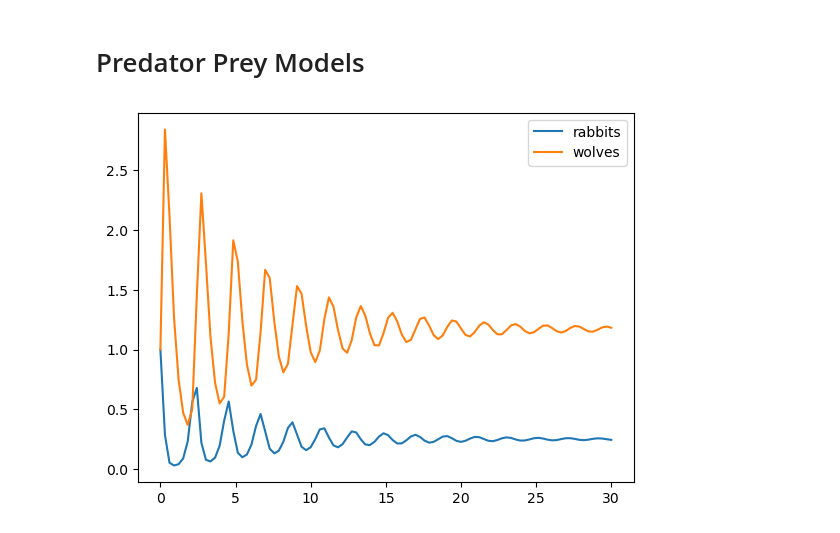
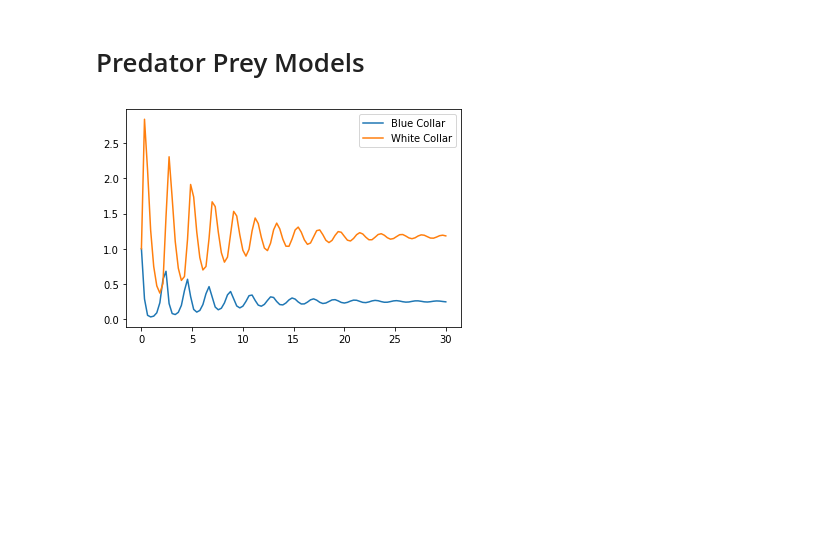
Before and after one commit to dylanskinner65/LaborEconomyDynamics, a Jupyter notebook: diff_eq_build.ipynb, the cells around one changed output. Drawn from its saved outputs; the diff is of its cells as text; code cells hidden in the pictures; blank space fills up the shorter version.

```diff
--- a/diff_eq_build.ipynb
+++ b/diff_eq_build.ipynb
@@ -316,21 +316,24 @@ plt.show()
 # Predator Prey Models
 # %%
 def f(t, x, rho, a, mu, eps, k):
-    return np.array([rho * x[0] * (1 - x[0] / k) - a*x[0]*x[1], -mu*x[1] + eps*a*x[0]*x[1]])
+    return np.array(
+                    [rho * x[0] * (1 - x[0] / k) - a*x[0]*x[1],
+                     -mu*x[1] + eps*a*x[0]*x[1]]
+                     )
 
 t0, tf = 0, 30
 t_span = (t0, tf)
 steps = 100
 t = np.linspace(*t_span, steps)
 
 x0 = [1, 1]
 
 rho, a, mu, eps, k = 5, 4, 2, 2, 4
 solution = solve_ivp(f, t_span, x0, t_eval=t, args=(rho, a, mu, eps, k))
 
-plt.plot(t, solution.y[0], label='rabbits')
-plt.plot(t, solution.y[1], label='wolves')
+plt.plot(t, solution.y[0], label='Blue Collar')
+plt.plot(t, solution.y[1], label='White Collar')
 plt.legend()
 plt.show()
 # %% [output]
-[figure, old version]
+[figure, new version]
```
Also changed, not shown: parts of 8 cells of this notebook.
